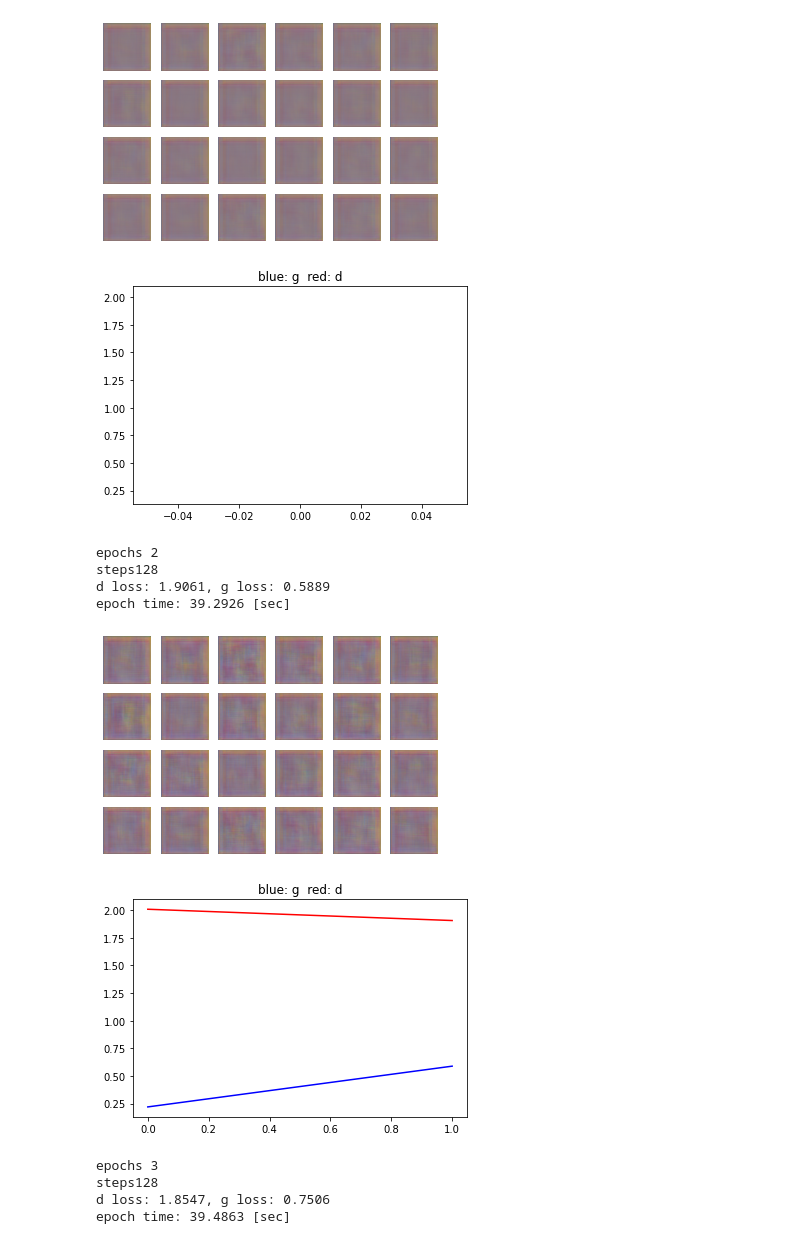
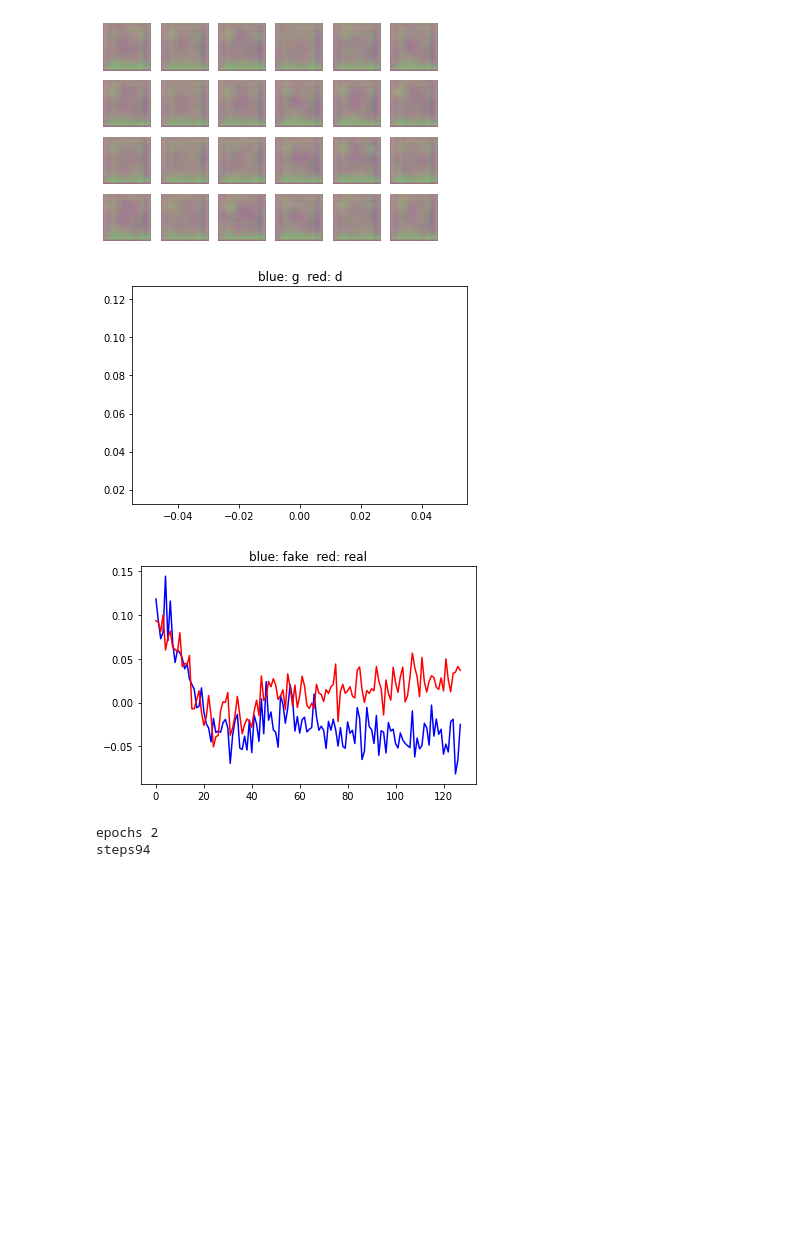
Before and after one commit to T-Yamaguch/SNGAN, a Jupyter notebook: SNGAN.ipynb, the cells around one changed output. Cells and saved outputs as stored; diff of their text form; code cells hidden in the pictures; blank space fills up the shorter version.

```diff
--- a/SNGAN.ipynb
+++ b/SNGAN.ipynb
@@ -316,7 +286,7 @@ _________________________________________________________________
 class Discriminator():
   def __init__(self):
     self.channel_num = 8
-    self.layer_num = 3
+    self.layer_num = 5
     self.input_shape = (128, 128, 3)
     self.inputs = Input(shape=self.input_shape)
     self.kernel_size = (5, 5)
@@ -427,6 +397,9 @@ class GAN():
 
     self.g_history = []
     self.d_history = []
+
+    self.real_history = []
+    self.fake_history = []
     # self.endec_history = []
 
   def preprocess_image(self, image):
@@ -489,7 +462,8 @@ class GAN():
 
 
   def hinge_loss(self, ori_outputs, gen_outputs):
-    d_loss = K.mean(K.relu(1 - ori_outputs)) + K.mean(K.relu(1 + gen_outputs))
+    c = 0 #Gap between D(x) and D(G(x))
+    d_loss = K.mean(K.relu(c - ori_outputs)) + K.mean(K.relu(c + gen_outputs))
     g_loss =  -1 * K.mean(gen_outputs)
     return d_loss, g_loss
 
@@ -502,6 +476,8 @@ class GAN():
 
       ori_outputs = self.disc(imgs, training=True)
       gen_outputs = self.disc(gen_imgs, training=True)
+      self.real_history.append(tf.reduce_mean(ori_outputs))
+      self.fake_history.append(tf.reduce_mean(gen_outputs))
 
       d_loss, g_loss = self.hinge_loss(ori_outputs, gen_outputs)
       # d_loss, g_loss = self.w_gp_loss(ori_outputs, gen_outputs, imgs, gen_imgs)
@@ -565,6 +541,11 @@ class GAN():
     plt.savefig('drive/My Drive/SNGAN/loss/gan_loss.png')
     plt.pause(0.1)
     plt.close('all')
+    plt.plot(self.fake_history, 'b', self.real_history, 'r')
+    plt.title('blue: fake  red: real')
+    plt.savefig('drive/My Drive/SNGAN/loss/D_output.png')
+    plt.pause(0.1)
+    plt.close('all')
 
   def update_loss_history(self):
     d_batch_loss = sum(self.d_temp)/len(self.d_temp)
@@ -618,7 +599,7 @@ class GAN():
 if __name__ == '__main__':
   a = GAN(img_size = 128,
           code_num = 8,
-          batch_size = 256,
+          batch_size = 128,
           train_epochs = 10000,
           train_steps = 128,
           checkpoint_epochs = 10,
@@ -637,12 +618,5 @@ epoch time: 46.6738 [sec]
-[figure, old version]
+[figure, new version]
-[figure, old version]
+[figure, new version]
+[figure, new version]
 epochs 2
-steps128
-d loss: 1.9061, g loss: 0.5889
-epoch time: 39.2926 [sec]
+steps94
-[figure, old version]
-[figure, removed]
-epochs 3
-steps128
-d loss: 1.8547, g loss: 0.7506
-epoch time: 39.4863 [sec]
```
Also changed, not shown: parts of 7 cells of this notebook.
